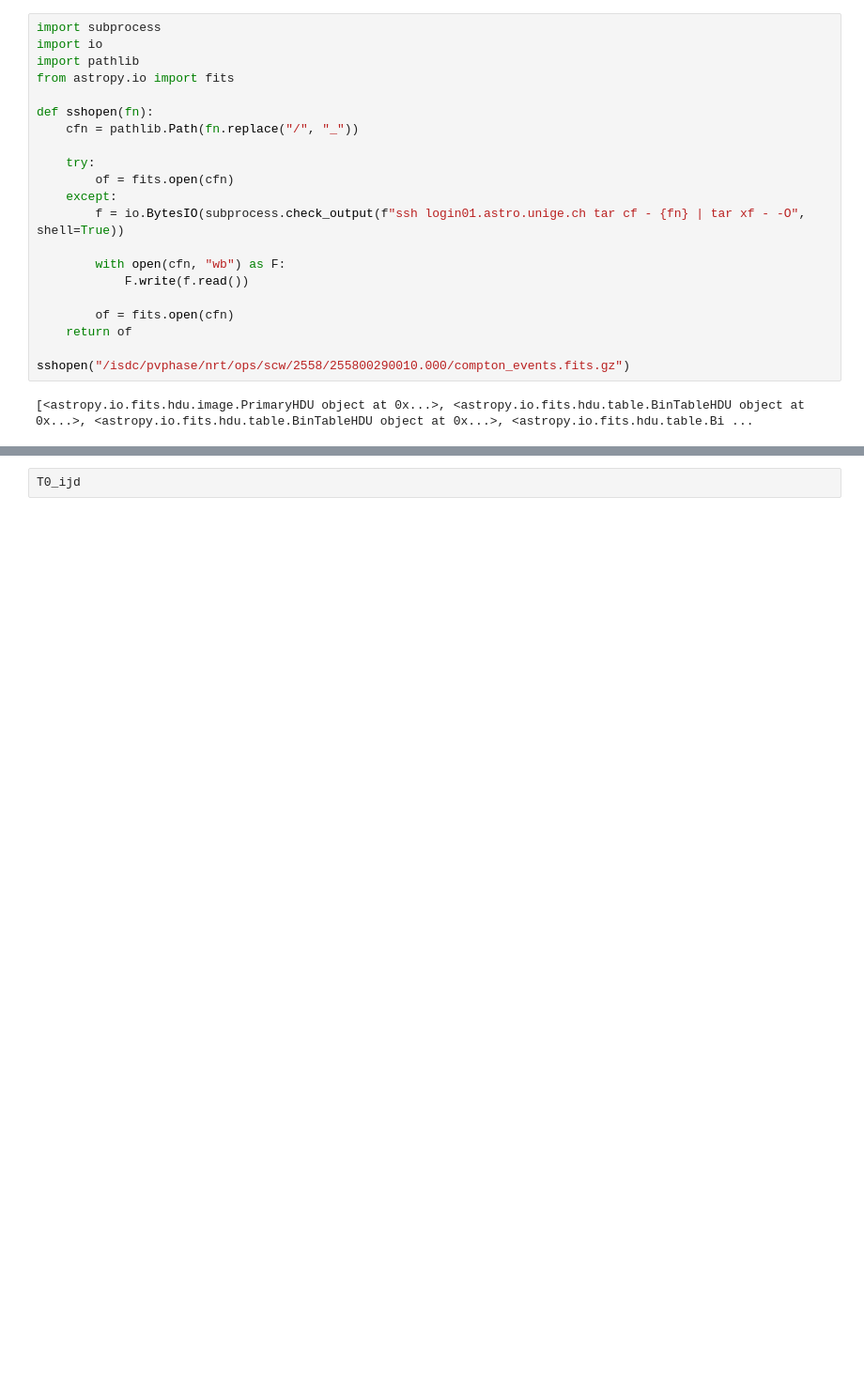
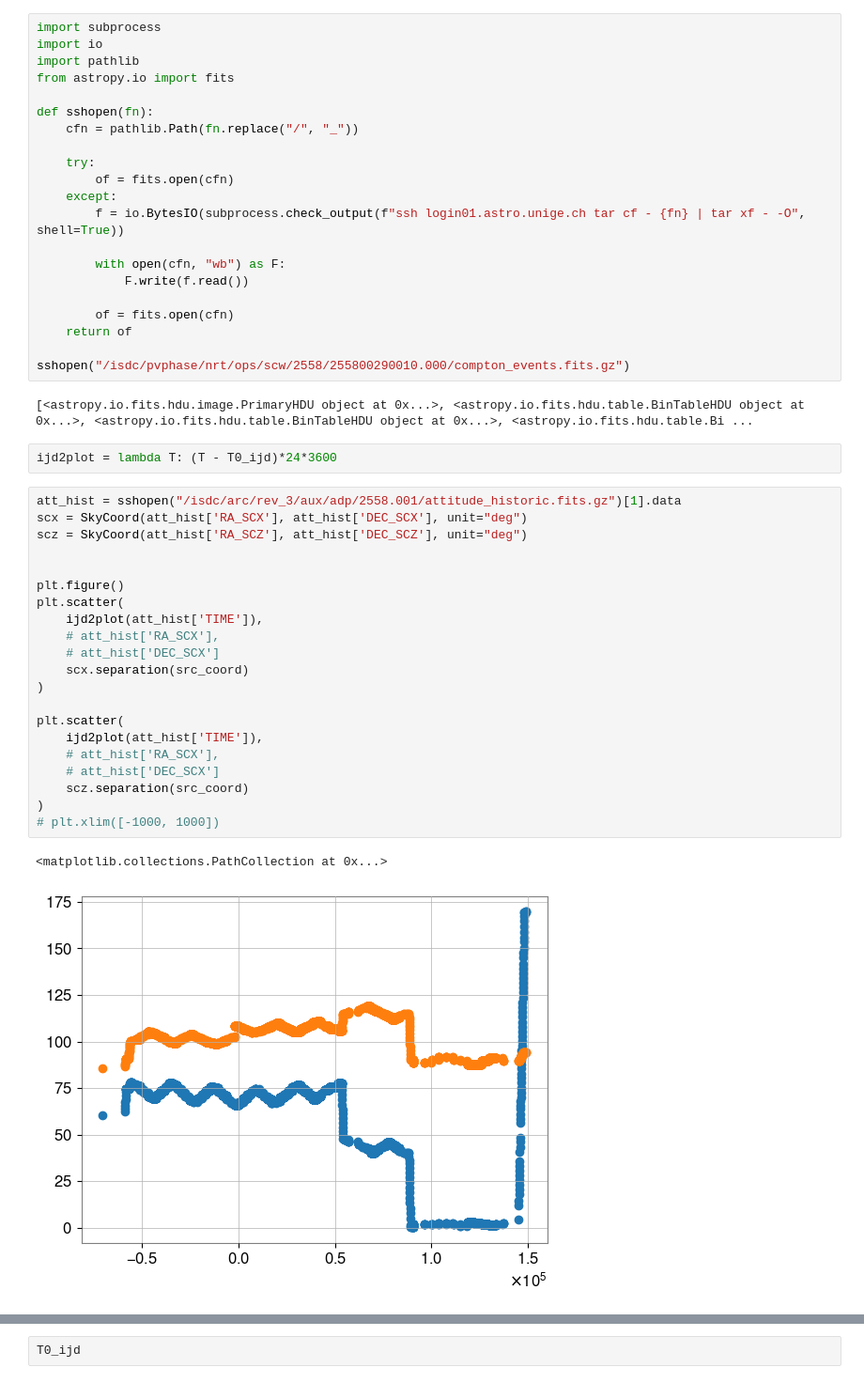
Before and after one commit to volodymyrss/grb221009, a Jupyter notebook: compton.ipynb, the cells around one changed output, grey strips where cells are left out. Shown at 94% size. Drawn from its saved outputs; the diff is of its cells as text; blank space fills up the shorter version.

```diff
--- a/compton.ipynb
+++ b/compton.ipynb
@@ -94,6 +124,32 @@ def sshopen(fn):
 sshopen("/isdc/pvphase/nrt/ops/scw/2558/255800290010.000/compton_events.fits.gz")
 # %% [output]
 [<astropy.io.fits.hdu.image.PrimaryHDU object at 0x...>, <astropy.io.fits.hdu.table.BinTableHDU object at 0x...>, <astropy.io.fits.hdu.table.BinTableHDU object at 0x...>, <astropy.io.fits.hdu.table.Bi ...
+# %%
+ijd2plot = lambda T: (T - T0_ijd)*24*3600
+# %%
+att_hist = sshopen("/isdc/arc/rev_3/aux/adp/2558.001/attitude_historic.fits.gz")[1].data
+scx = SkyCoord(att_hist['RA_SCX'], att_hist['DEC_SCX'], unit="deg")
+scz = SkyCoord(att_hist['RA_SCZ'], att_hist['DEC_SCZ'], unit="deg")
+
+
+plt.figure()
+plt.scatter(
+    ijd2plot(att_hist['TIME']),
+    # att_hist['RA_SCX'],
+    # att_hist['DEC_SCX']
+    scx.separation(src_coord)
+)
+
+plt.scatter(
+    ijd2plot(att_hist['TIME']),
+    # att_hist['RA_SCX'],
+    # att_hist['DEC_SCX']
+    scz.separation(src_coord)
+)
+# plt.xlim([-1000, 1000])
+# %% [output]
+<matplotlib.collections.PathCollection at 0x...>
+[figure, added]
 # %%
 mce = dict()
 
```
Also changed, not shown: parts of 8 cells of this notebook, 3 other files.
